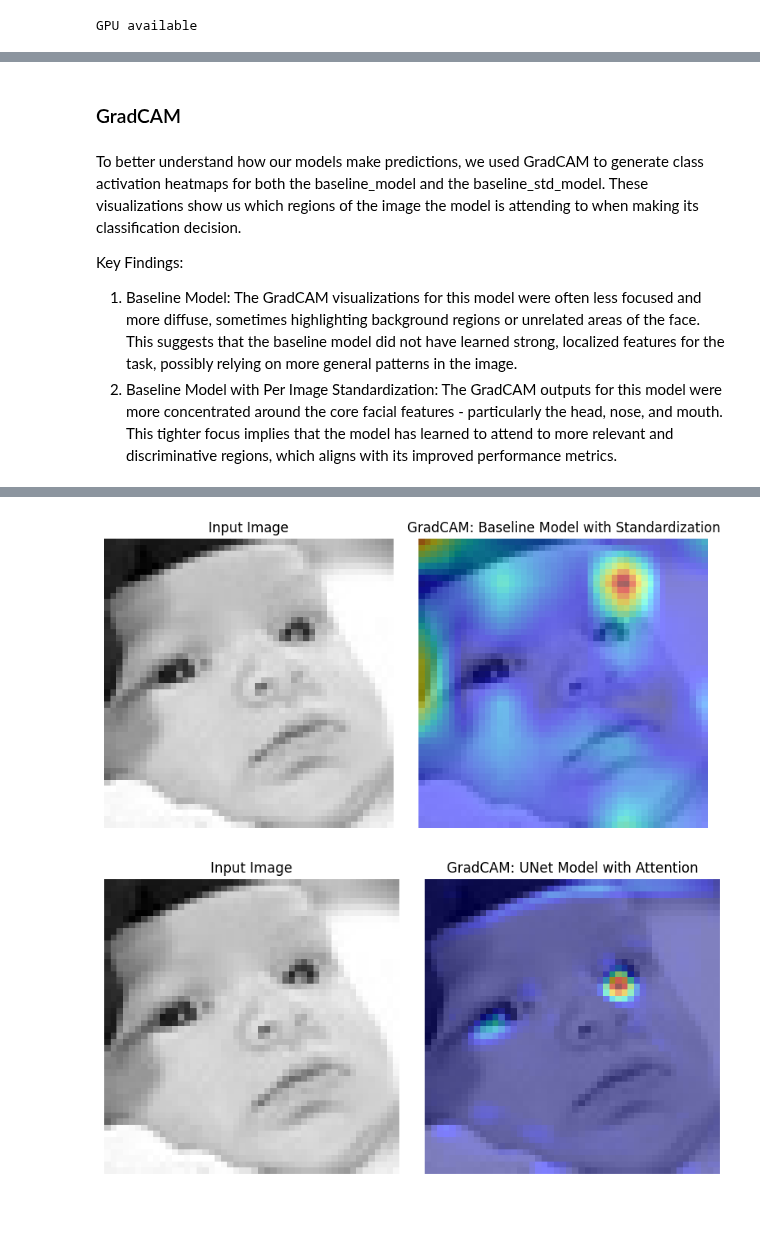
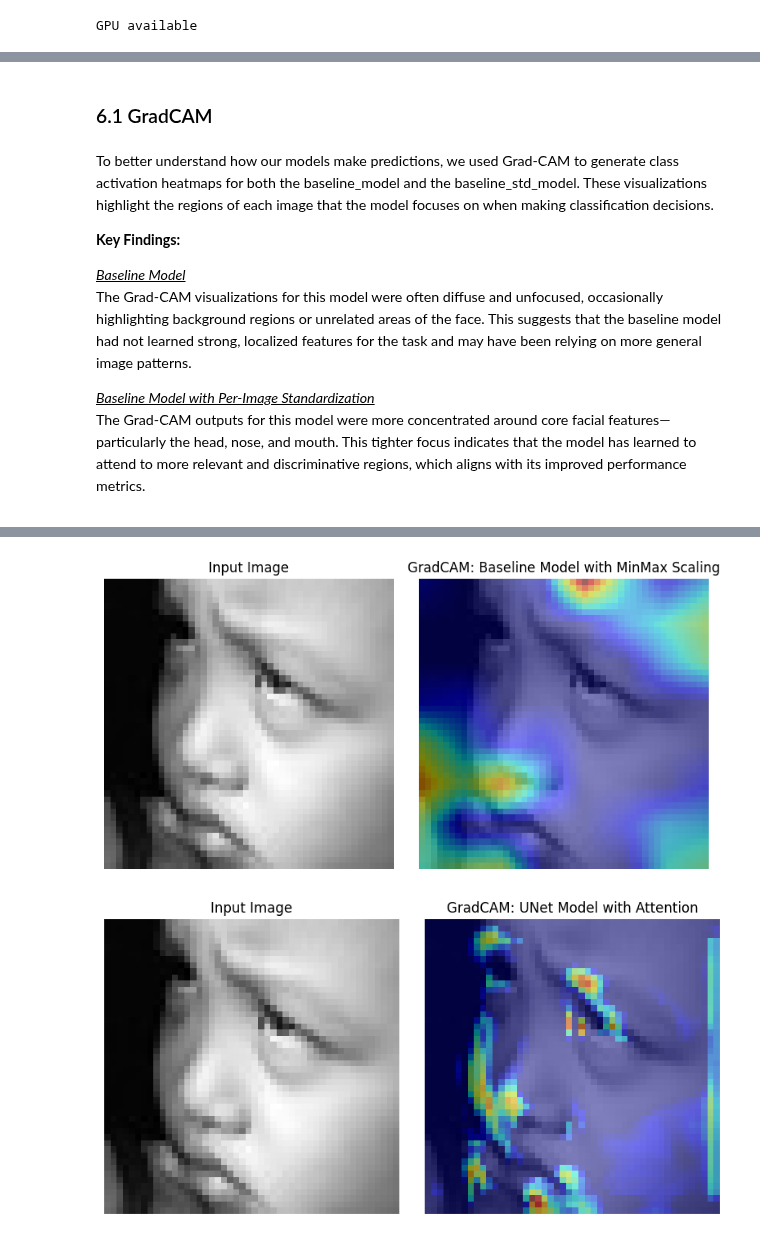
Before and after one commit to kayleeisokay/cs109b-final-project, a Jupyter notebook: MS4.ipynb, the cells around one changed output, grey strips where cells are left out. Cells and saved outputs as stored; diff of their text form; code cells hidden in the pictures; blank space fills up the shorter version.

```diff
--- a/MS4.ipynb
+++ b/MS4.ipynb
@@ -1347,12 +1250,17 @@ All visualizations above are clean, labeled, and designed to communicate insight
-# %% [markdown]
-### GradCAM
+# %% [markdown]
+### 6.1 GradCAM  <a class="anchor" id="gradcam"></a>
 # %% [markdown]
-To better understand how our models make predictions, we used GradCAM to generate class activation heatmaps for both the baseline_model and the baseline_std_model. These visualizations show us which regions of the image the model is attending to when making its classification decision.
+<div style="font-size: 95%; text-align: left;">
 
-Key Findings:
+To better understand how our models make predictions, we used Grad-CAM to generate class activation heatmaps for both the baseline_model and the baseline_std_model. These visualizations highlight the regions of each image that the model focuses on when making classification decisions.
 
-1. Baseline Model: The GradCAM visualizations for this model were often less focused and more diffuse, sometimes highlighting background regions or unrelated areas of the face. This suggests that the baseline model did not have learned strong, localized features for the task, possibly relying on more general patterns in the image.
-2. Baseline Model with Per Image Standardization: The GradCAM outputs for this model were more concentrated around the core facial features - particularly the head, nose, and mouth. This tighter focus implies that the model has learned to attend to more relevant and discriminative regions, which aligns with its improved performance metrics.
+**Key Findings:**
+
+<u>*Baseline Model*</u><br>
+The Grad-CAM visualizations for this model were often diffuse and unfocused, occasionally highlighting background regions or unrelated areas of the face. This suggests that the baseline model had not learned strong, localized features for the task and may have been relying on more general image patterns.
+
+<u>*Baseline Model with Per-Image Standardization*</u><br>
+The Grad-CAM outputs for this model were more concentrated around core facial features—particularly the head, nose, and mouth. This tighter focus indicates that the model has learned to attend to more relevant and discriminative regions, which aligns with its improved performance metrics.
 # %%
 replace2linear = ReplaceToLinear()
 
@@ -1396,10 +1304,10 @@ sample_img = sample_batch[0:1]
 pred_class = np.argmax(baseline_model.predict(sample_img))
 
 show_gradcam(
-    baseline_std_model,
+    baseline_model,
     sample_img,
     pred_class,
-    title="Baseline Model with Standardization",
+    title="Baseline Model with MinMax Scaling",
 )
 show_gradcam(
     unet_model,
@@ -1413,2 +1321,2 @@ Found 22962 images belonging to 7 classes.
-[figure, old version]
+[figure, new version]
-[figure, old version]
+[figure, new version]
```
Also changed, not shown: parts of 104 cells of this notebook, 1 other file.
